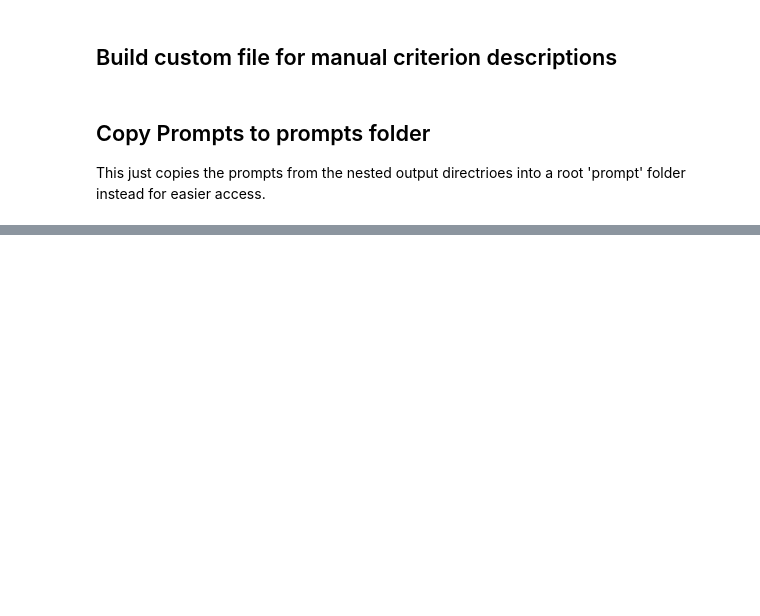
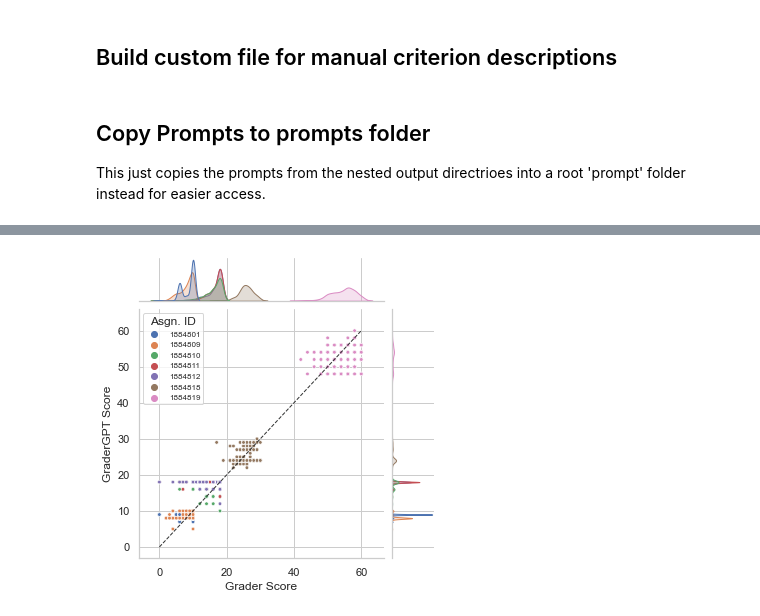
Before and after one commit to tl-its-umich-edu/gai_grader, a Jupyter notebook: GraderGPT_MiscFunctions.ipynb, the cells around one changed output, grey strips where cells are left out. Saved outputs shown, nothing was run; the diff lists cells and outputs as text; code cells hidden in the pictures; blank space fills up the shorter version.

```diff
--- a/GraderGPT_MiscFunctions.ipynb
+++ b/GraderGPT_MiscFunctions.ipynb
@@ -199,0 +284,26 @@ shutil.copytree(sourceFolder, destinationFolder)
+# %%
+from postProcessHelper import *
+
+resultsDF = convertPicklesToDF('saves', config)
+
+chartFolder = os.path.join(config.baseOutputFolder, \
+                           config.outputFolders['CHART_OUTPUT'], \
+                           config.fullName)
+
+sns.set_theme(style="whitegrid", palette="deep")
+
+filterDF = resultsDF
+maxScore = resultsDF['points_possible'].max()
+assgnCount = len(resultsDF['assignment_id'].unique())
+sns.jointplot(data=filterDF, x='score', y='peerGPT_score', hue='assignment_id', height=5, marker=".", s=50, palette=sns.color_palette()[:assgnCount])
+plt.plot([0,maxScore],[0,maxScore], lw=1, color='#313232', linestyle='dashed')
+# plt.plot([1,46],[0,40], lw=1, color='#aaaaaa', linestyle='dashed')
+# plt.plot([0,40],[1,46], lw=1, color='#aaaaaa', linestyle='dashed')g.set_xlabel('Grader Score',fontsize=8)
+plt.xlabel('Grader Score', fontsize=12)
+plt.ylabel('GraderGPT Score', fontsize=12, rotation=90)
+plt.legend(title='Asgn. ID', fontsize=8)
+# plt.show()
+plt.savefig(os.path.join(chartFolder, 'JointPlot.png'), dpi=300, bbox_inches='tight')
+# plt.close()
+# %% [output]
+[figure, added]
```
Also changed, not shown: parts of 7 cells of this notebook, 1 other file.
